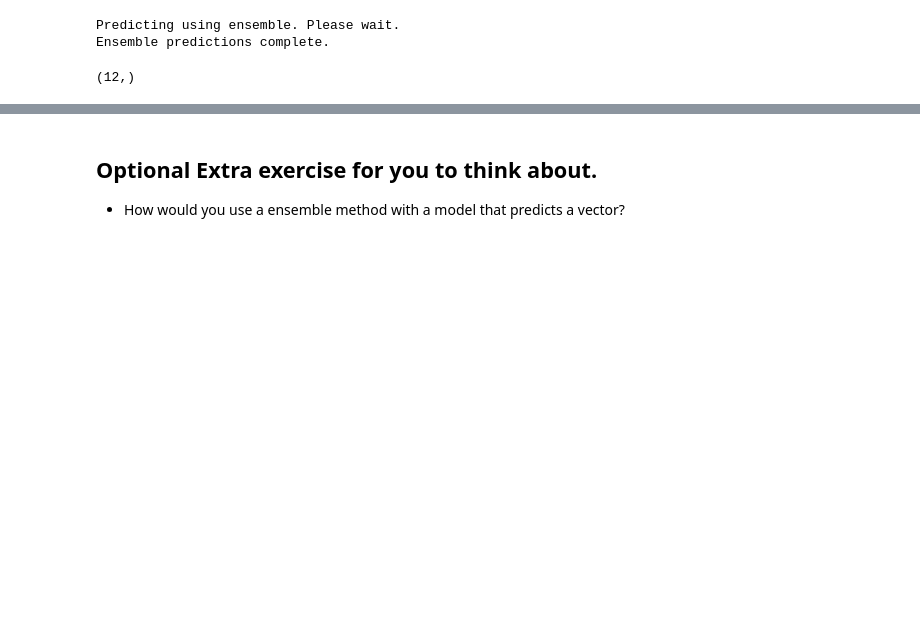
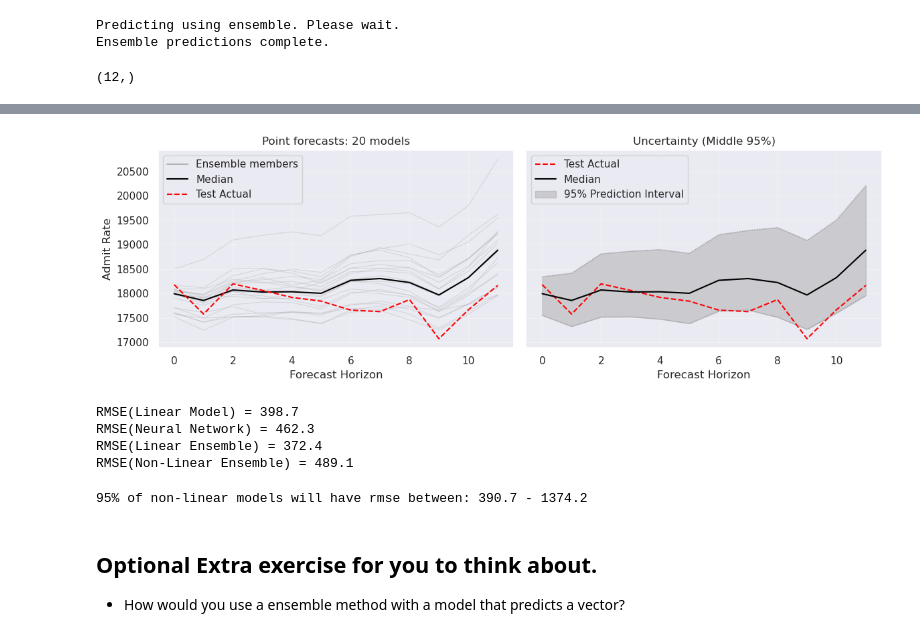
Before and after one commit to health-data-science-OR/forecasting, a Jupyter notebook: 05_neural_networks/feedforward/keras/autoregression_keras_part2_2026.ipynb, the cells around one changed output, grey strips where cells are left out. Cells and saved outputs as stored; diff of their text form; code cells hidden in the pictures; blank space fills up the shorter version.

```diff
--- a/05_neural_networks/feedforward/keras/autoregression_keras_part2_2026.ipynb
+++ b/05_neural_networks/feedforward/keras/autoregression_keras_part2_2026.ipynb
@@ -934,3 +930,36 @@ print(f'rmse lm: {rmse_mlp:.2f}\nrmse ensemble: {rmse_mdn:.2f}')
+# %%
+# plot side by side charts of ensemle predictions and internvals
+fig = plot_ensemble_forecasts(
+    y_test=admit_rate_test,
+    ensemble_forecasts=e_preds_tran,
+    y_median=y_preds_mdn,
+    y_lower=y_preds_2_5,
+    y_upper=y_preds_97_5
+)
+# %% [output]
+[figure, added]
+# %%
+# calculate forecast error of the ensemble of linear models
+rmse_emlp = root_mean_squared_error(y_preds_mdn, admit_rate_test)
+
+# a reminder of the linear model test error
+print(f"RMSE(Linear Model) = {rmse_lm:.1f}")
+print(f"RMSE(Neural Network) = {rmse_mlp:.1f}")
+print(f"RMSE(Linear Ensemble) = {rmse_el:.1f}")
+print(f"RMSE(Non-Linear Ensemble) = {rmse_emlp:.1f}")
+# %% [output]
+RMSE(Linear Model) = 398.7
+RMSE(Neural Network) = 462.3
+RMSE(Linear Ensemble) = 372.4
+RMSE(Non-Linear Ensemble) = 489.1
+# %%
+# Let's have a look at the variability in the predictions across models.
+rmse_25 = root_mean_squared_error(y_preds_2_5, admit_rate_test)
+rmse_975 = root_mean_squared_error(y_preds_97_5, admit_rate_test)
+
+print(f'95% of non-linear models will have rmse between: {rmse_25:.1f} - {rmse_975:.1f}')
+# %% [output]
+95% of non-linear models will have rmse between: 390.7 - 1374.2
 # %% [markdown]
 ## Optional Extra exercise for you to think about.
 * How would you use a ensemble method with a model that predicts a vector?
```
Also changed, not shown: parts of 17 cells of this notebook.
